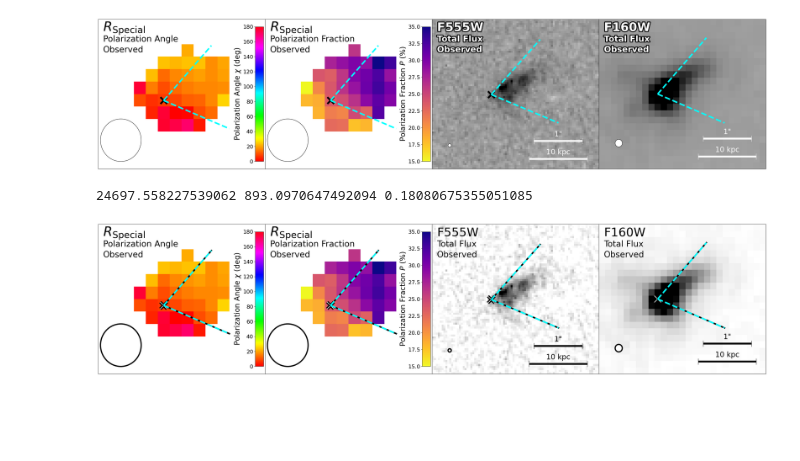
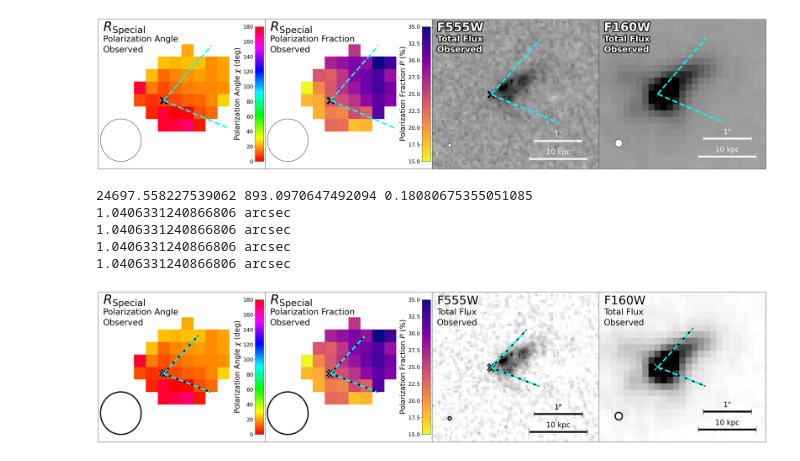
Before and after one commit to rjassef/Impol_BHDs_repo, a Jupyter notebook: plots/W0204-0506/W0204_plot.ipynb, the cells around one changed output. Saved outputs shown, nothing was run; the diff lists cells and outputs as text; code cells hidden in the pictures; blank space fills up the shorter version.

Commit message:
Modified length of cone to 10 projected kpc.

```diff
--- a/plots/W0204-0506/W0204_plot.ipynb
+++ b/plots/W0204-0506/W0204_plot.ipynb
@@ -852,8 +852,11 @@ for k, im in enumerate([pangle_co, pfrac_co, f555w_co, f160w_co]):
     #psi_cone = 18*u.deg
     #psi_cone = 25*u.deg
     #psi_cone = 30*u.deg
-    psi_cone = 25*u.deg + 10.*u.deg
-    cone_len = 1.5*u.arcsec
+    psi_cone = 23.5*u.deg + 10.*u.deg
+    inclination = 60.*u.deg
+    #cone_len = 1.5*u.arcsec
+    cone_len = ((10*u.kpc*np.sin(inclination)/cosmo.angular_diameter_distance(2.099))*u.rad).to(u.arcsec)
+    print(cone_len)
     cx2, cy2 = im.wcs.world_to_pixel(max_coords.directional_offset_by(chi+psi_cone-90*u.deg, cone_len))
     cx3, cy3 = im.wcs.world_to_pixel(max_coords.directional_offset_by(chi-psi_cone-90*u.deg, cone_len))
     axs[0,k].plot([cx, cx2], [cy, cy2], color='black', ls='solid', lw=5)
@@ -922,31 +925,35 @@ for k, inst in enumerate(['FORS2','FORS2','F555W','F160W']):
     axs[0,k].add_patch(beam)
 
 
 #10kpc bar
 for k, im in enumerate([pangle_co, pfrac_co, f555w_co, f160w_co]):
     if k<2:
         continue
     color = 'black'
     pixscale = im.wcs.proj_plane_pixel_scales()[0]
     bar_size = (10*u.kpc/cosmo.angular_diameter_distance(2.100))*u.rad
     bar_size_pix = (bar_size / pixscale).to(u.dimensionless_unscaled)
     ny, nx = im.data.shape
     axs[0,k].errorbar([0.75*nx],[0.06*ny],xerr=[bar_size_pix/2.], fmt='none', capsize=10.0,lw=6.0,color=color)
     txt = axs[0,k].text(0.75*nx,0.08*ny,"10 kpc",ha='center',va='bottom', fontsize=24, color=color)
     if k<2:
         txt.set_path_effects([PathEffects.withStroke(linewidth=4, foreground='black')])
 
     ang_bar_size = 1.0*u.arcsec
     ang_bar_size_pix = (ang_bar_size / pixscale).to(u.dimensionless_unscaled)
     axs[0,k].errorbar([0.75*nx],[0.18*ny],xerr=[ang_bar_size_pix/2.], fmt='none', capsize=10.0,lw=6.0,color=color)
     txt = axs[0,k].text(0.75*nx,0.20*ny,"1\"",ha='center',va='bottom', fontsize=24, color=color)
     if k<2:
         txt.set_path_effects([PathEffects.withStroke(linewidth=4, foreground='black')])
 
 #plt.tight_layout()
 plt.show()
 
 fig.savefig("W0204_pol_HST.with_cone.narrow_cone_updated_whitebg.png", dpi=200, bbox_inches='tight')
 # %% [output]
 24697.558227539062 893.0970647492094 0.18080675355051085
+1.0406331240866806 arcsec
+1.0406331240866806 arcsec
+1.0406331240866806 arcsec
+1.0406331240866806 arcsec
-[figure, old version]
+[figure, new version]
```
Also changed, not shown: 1 other file.
